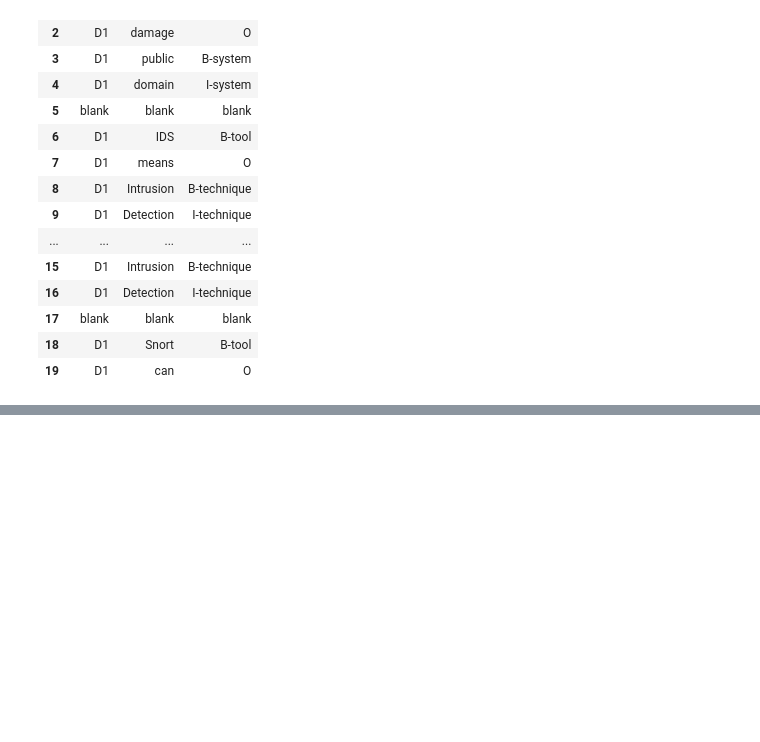
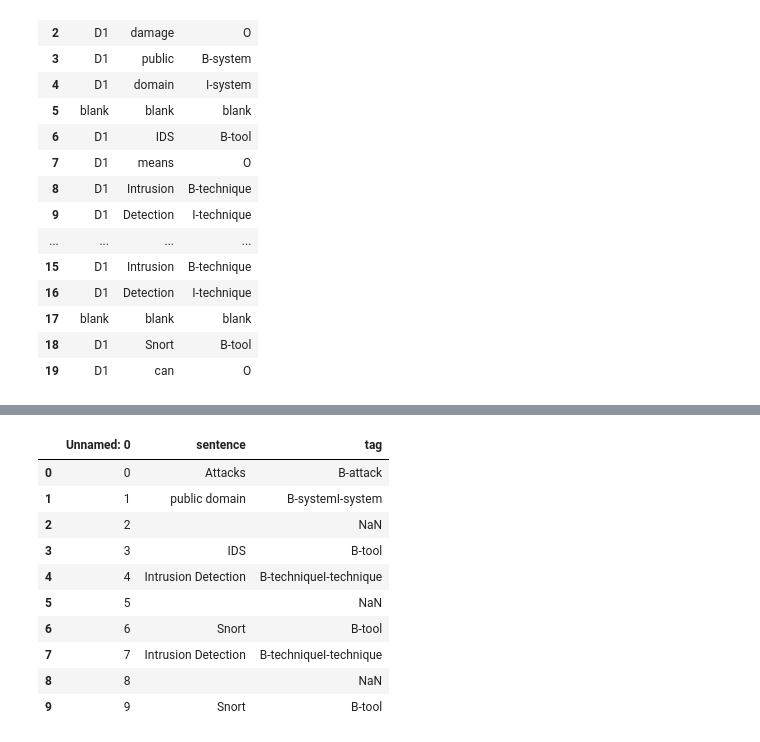
Before and after one commit to garima0106/AISecKG-cybersecurity-dataset, a Jupyter notebook: Model/data-preprocess.ipynb, the cells around one changed output, grey strips where cells are left out. Drawn from its saved outputs; the diff is of its cells as text; code cells hidden in the pictures; blank space fills up the shorter version.

```diff
--- a/Model/data-preprocess.ipynb
+++ b/Model/data-preprocess.ipynb
@@ -344,0 +486,16 @@ array(['B-attack', 'O', 'B-system', 'I-system', nan, 'B-tool',
+# %%
+dfc = pd.read_csv(path + '/temp2.csv')
+# %%
+dfc.head(10)
+# %% [output]
+|  | Unnamed: 0 | sentence | tag |
+| 0 | 0 | Attacks | B-attack |
+| 1 | 1 | public domain | B-systemI-system |
+| 2 | 2 |  | NaN |
+| 3 | 3 | IDS | B-tool |
+| 4 | 4 | Intrusion Detection | B-techniqueI-technique |
+| 5 | 5 |  | NaN |
+| 6 | 6 | Snort | B-tool |
+| 7 | 7 | Intrusion Detection | B-techniqueI-technique |
+| 8 | 8 |  | NaN |
+| 9 | 9 | Snort | B-tool |
```
Also changed, not shown: parts of 29 cells of this notebook, 2 other files.
